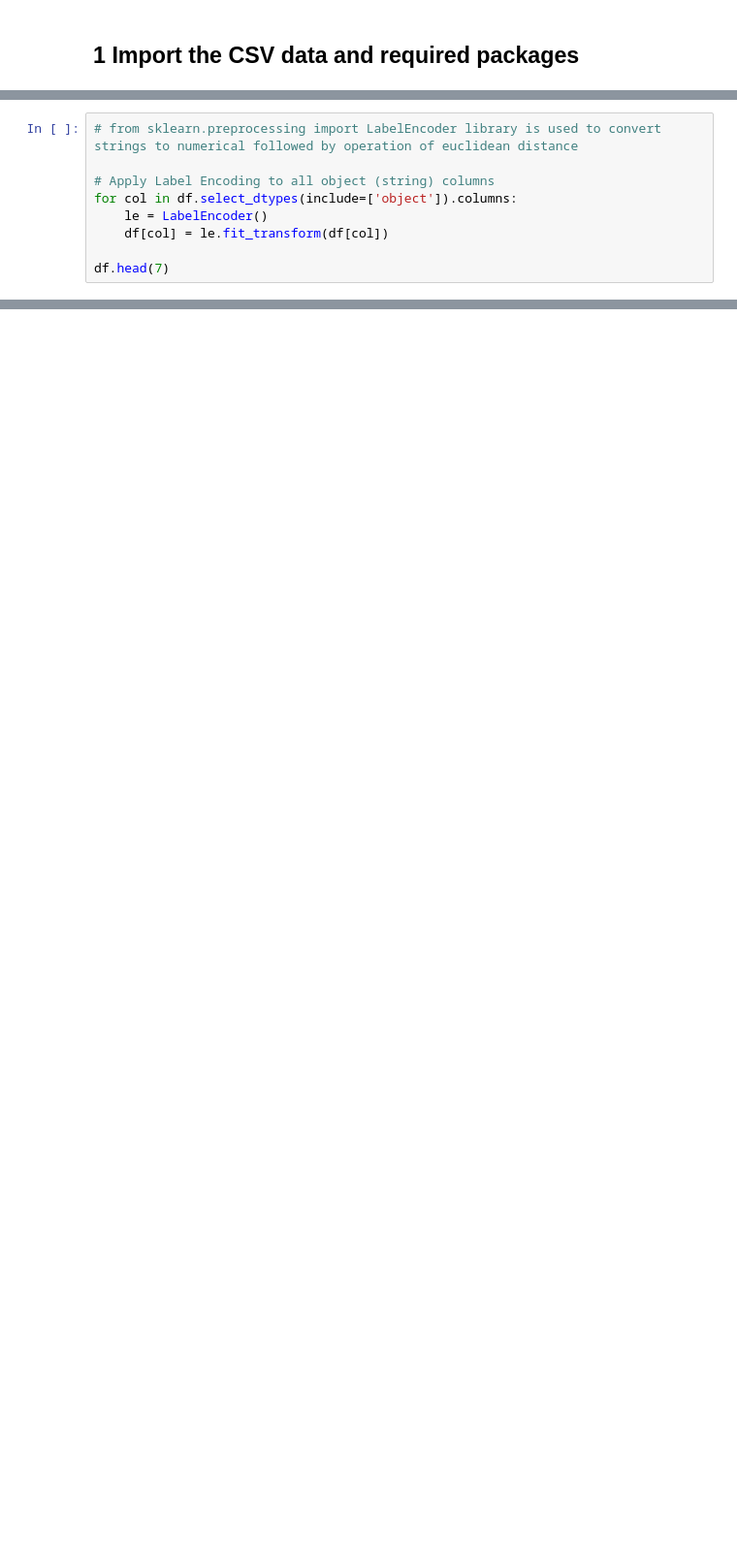
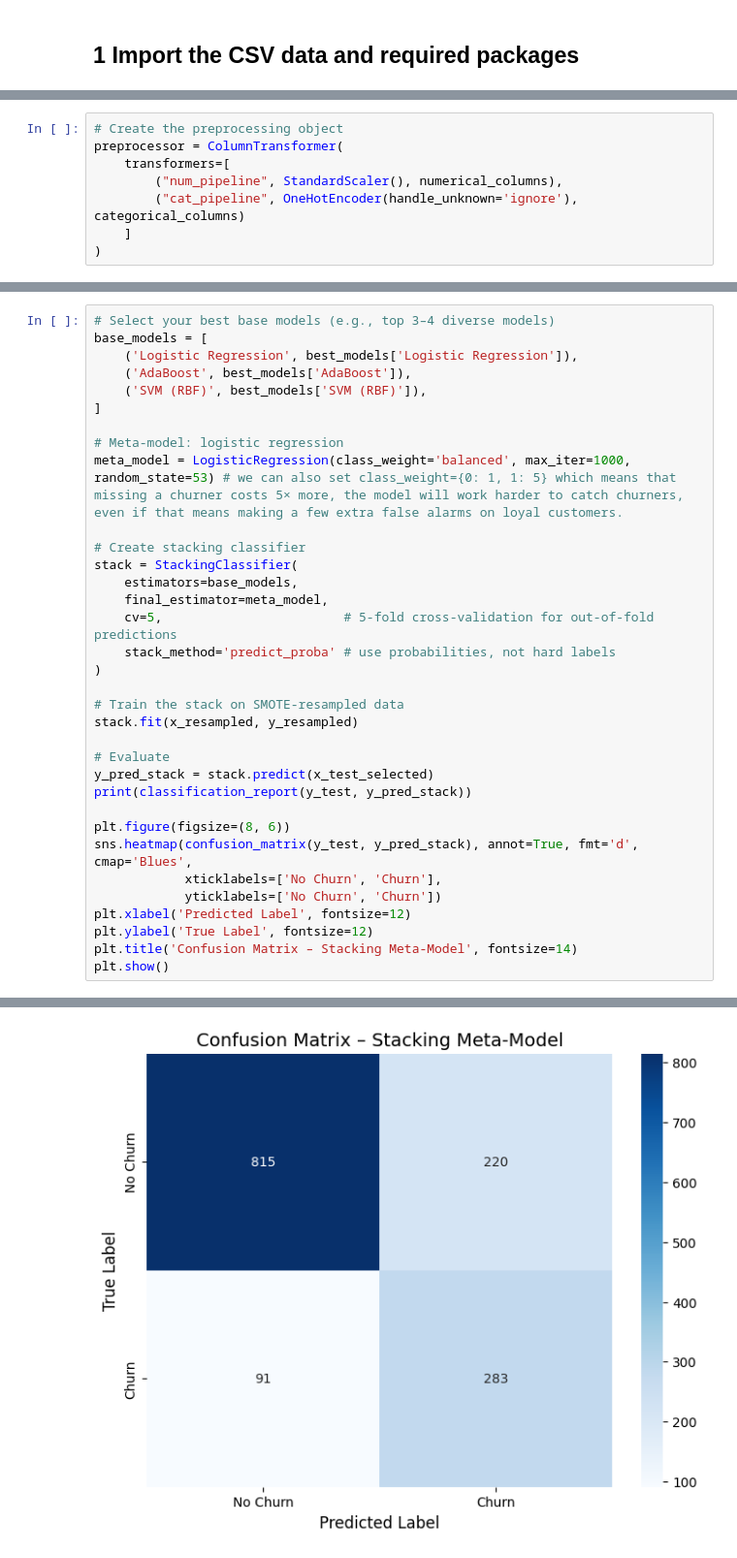
Before and after one commit to AkshatModi870/Subscription-Based-Customer-Retention-System, a Jupyter notebook: notebook/MODEL TRAINING.ipynb, the cells around one changed output, grey strips where cells are left out. Shown at 97% size. Saved outputs shown, nothing was run; the diff lists cells and outputs as text; blank space fills up the shorter version.

Commit message:
requirements.txt and model training

```diff
--- a/notebook/MODEL TRAINING.ipynb
+++ b/notebook/MODEL TRAINING.ipynb
@@ -33,9 +88,8 @@ df.head()
 # %%
-# from sklearn.preprocessing import LabelEncoder library is used to convert strings to numerical followed by operation of euclidean distance
-
-# Apply Label Encoding to all object (string) columns
-for col in df.select_dtypes(include=['object']).columns:
-    le = LabelEncoder()
-    df[col] = le.fit_transform(df[col])
-
-df.head(7)
+# Create the preprocessing object
+preprocessor = ColumnTransformer(
+    transformers=[
+        ("num_pipeline", StandardScaler(), numerical_columns),
+        ("cat_pipeline", OneHotEncoder(handle_unknown='ignore'), categorical_columns)
+    ]
+)
@@ -145,0 +391,35 @@ weighted avg       0.85      0.85      0.85      2070
+# %%
+# Select your best base models (e.g., top 3–4 diverse models)
+base_models = [
+    ('Logistic Regression', best_models['Logistic Regression']),
+    ('AdaBoost', best_models['AdaBoost']),
+    ('SVM (RBF)', best_models['SVM (RBF)']),
+]
+
+# Meta-model: logistic regression
+meta_model = LogisticRegression(class_weight='balanced', max_iter=1000, random_state=53) # we can also set class_weight={0: 1, 1: 5} which means that missing a churner costs 5× more, the model will work harder to catch churners, even if that means making a few extra false alarms on loyal customers.
+
+# Create stacking classifier
+stack = StackingClassifier(
+    estimators=base_models,
+    final_estimator=meta_model,
+    cv=5,                        # 5-fold cross-validation for out-of-fold predictions
+    stack_method='predict_proba' # use probabilities, not hard labels
+)
+
+# Train the stack on SMOTE-resampled data
+stack.fit(x_resampled, y_resampled)
+
+# Evaluate
+y_pred_stack = stack.predict(x_test_selected)
+print(classification_report(y_test, y_pred_stack))
+
+plt.figure(figsize=(8, 6))
+sns.heatmap(confusion_matrix(y_test, y_pred_stack), annot=True, fmt='d', cmap='Blues',
+            xticklabels=['No Churn', 'Churn'],
+            yticklabels=['No Churn', 'Churn'])
+plt.xlabel('Predicted Label', fontsize=12)
+plt.ylabel('True Label', fontsize=12)
+plt.title('Confusion Matrix – Stacking Meta‑Model', fontsize=14)
+plt.show()
+# %% [output]
@@ -145,0 +434 @@ weighted avg       0.85      0.85      0.85      2070
+[figure, added]
```
Also changed, not shown: parts of 24 cells of this notebook, 9 other files.
